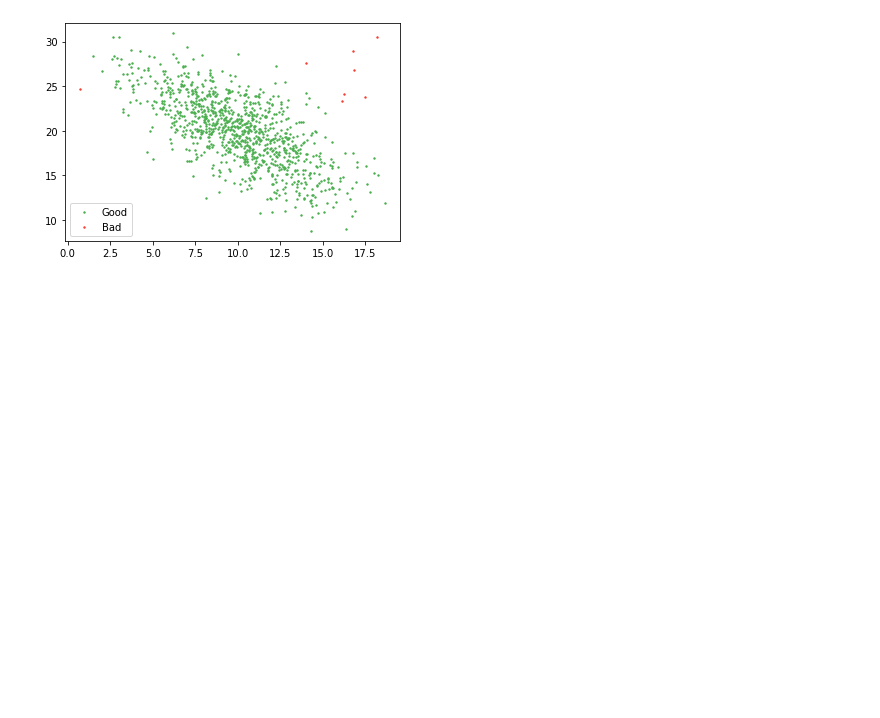
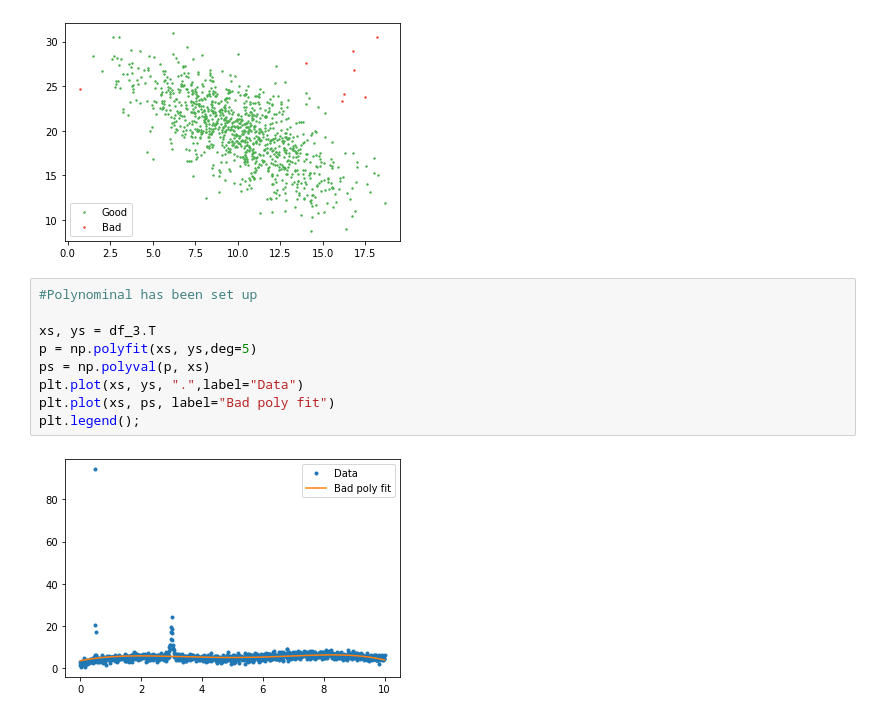
Before and after one commit to sakib4535/statistical_analysis_basics, a Jupyter notebook: Dataframe .ipynb, the cells around one changed output. Drawn from its saved outputs; the diff is of its cells as text; blank space fills up the shorter version.

```diff
--- a/Dataframe .ipynb
+++ b/Dataframe .ipynb
@@ -174,3 +174,14 @@ plt.scatter(df_2[~good, 0], df_2[~good, 1], s=2, label="Bad", color="#F44336")
 plt.legend();
 # %% [output]
 [figure]
+# %%
+#Polynominal has been set up
+
+xs, ys = df_3.T
+p = np.polyfit(xs, ys,deg=5)
+ps = np.polyval(p, xs)
+plt.plot(xs, ys, ".",label="Data")
+plt.plot(xs, ps, label="Bad poly fit")
+plt.legend();
+# %% [output]
+[figure, added]
```
Also changed, not shown: parts of 4 cells of this notebook.
